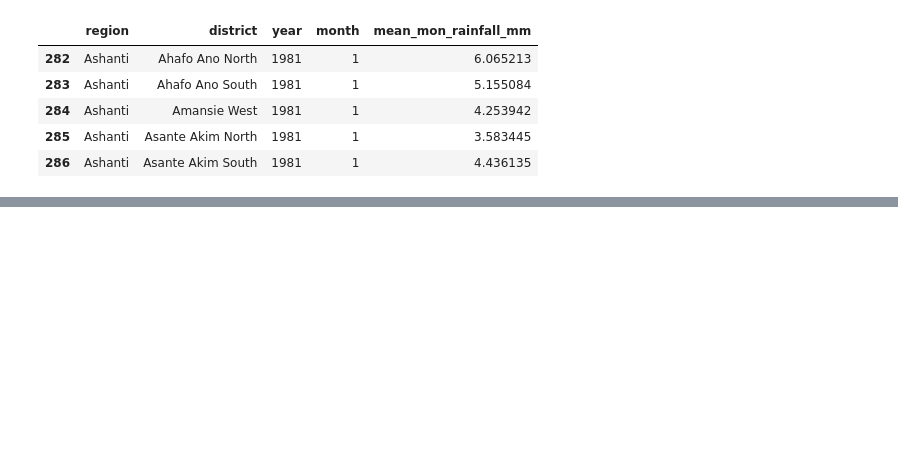
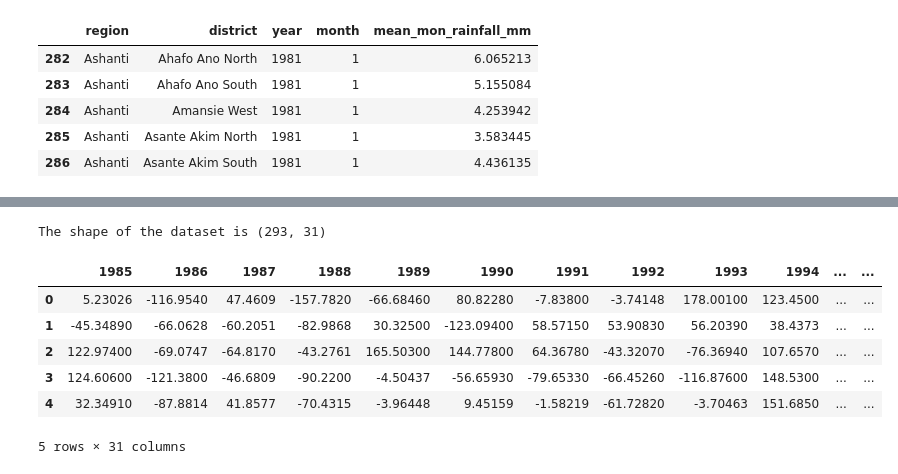
Before and after one commit to doski-codes/azubi-hackathon, a Jupyter notebook: Hackathon.ipynb, the cells around one changed output, grey strips where cells are left out. Cells and saved outputs as stored; diff of their text form; code cells hidden in the pictures; blank space fills up the shorter version.

```diff
--- a/Hackathon.ipynb
+++ b/Hackathon.ipynb
@@ -428,0 +466,13 @@ Text(0.5, 1.0, 'Month wise Average Annual Rainfall')
+# %%
+quart = pd.read_csv("flood/najibi_devineni_esd2018_longitude_part4.csv")
+print("The shape of the dataset is", quart.shape)
+quart.head()
+# %% [output]
+The shape of the dataset is (293, 31)
+|  | 1985 | 1986 | 1987 | 1988 | 1989 | 1990 | 1991 | 1992 | 1993 | 1994 | ... | ... |
+| 0 | 5.23026 | -116.9540 | 47.4609 | -157.7820 | -66.68460 | 80.82280 | -7.83800 | -3.74148 | 178.00100 | 123.4500 | ... | ... |
+| 1 | -45.34890 | -66.0628 | -60.2051 | -82.9868 | 30.32500 | -123.09400 | 58.57150 | 53.90830 | 56.20390 | 38.4373 | ... | ... |
+| 2 | 122.97400 | -69.0747 | -64.8170 | -43.2761 | 165.50300 | 144.77800 | 64.36780 | -43.32070 | -76.36940 | 107.6570 | ... | ... |
+| 3 | 124.60600 | -121.3800 | -46.6809 | -90.2200 | -4.50437 | -56.65930 | -79.65330 | -66.45260 | -116.87600 | 148.5300 | ... | ... |
+| 4 | 32.34910 | -87.8814 | 41.8577 | -70.4315 | -3.96448 | 9.45159 | -1.58219 | -61.72820 | -3.70463 | 151.6850 | ... | ... |
+5 rows × 31 columns
```
Also changed, not shown: parts of 37 cells of this notebook, 5 other files.
